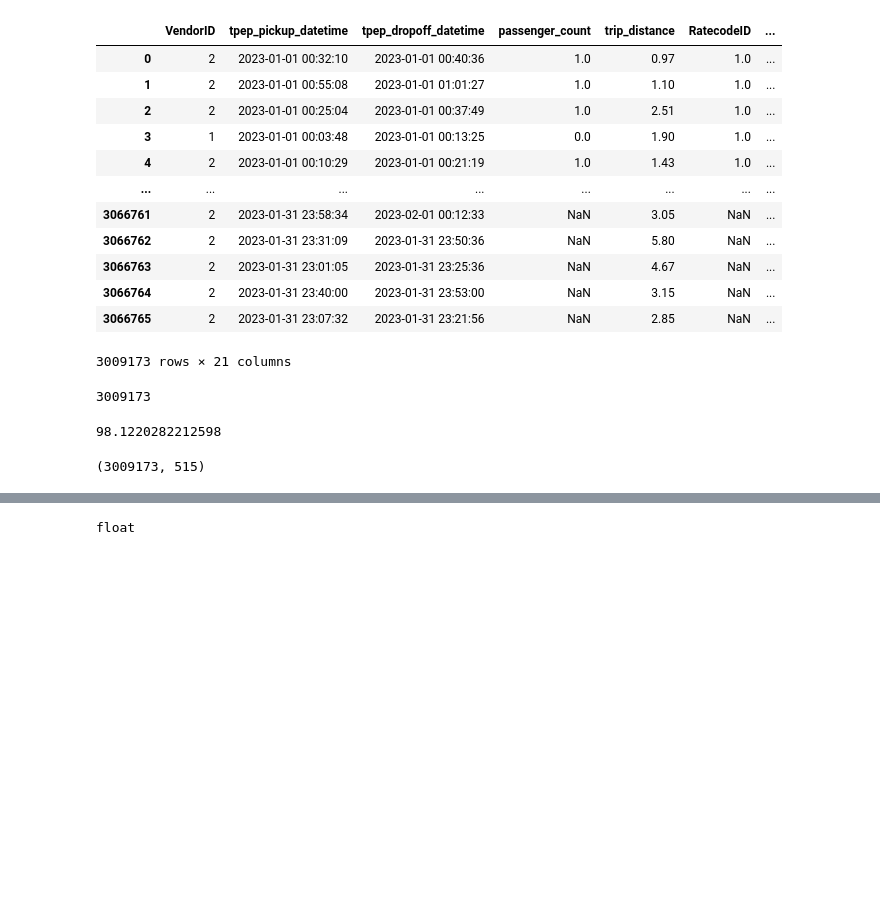
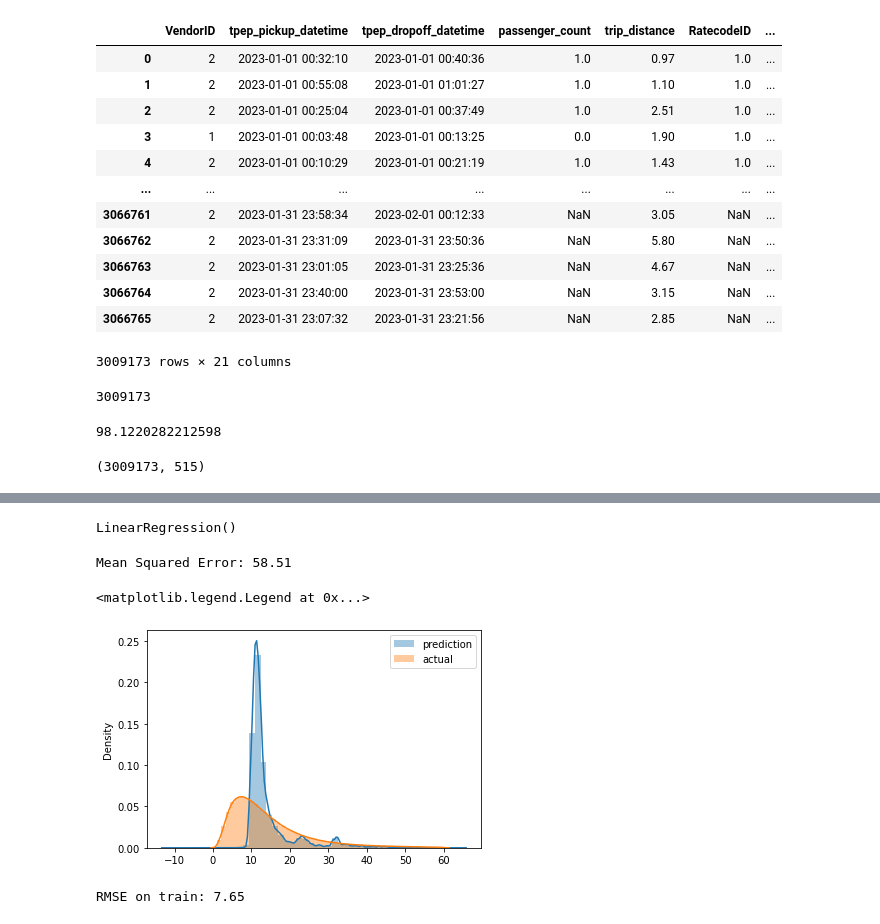
Before and after one commit to Rita-cyber/mlops_zoomcamp, a Jupyter notebook: 01-Intro/Homework1.ipynb, the cells around one changed output, grey strips where cells are left out. Saved outputs shown, nothing was run; the diff lists cells and outputs as text; code cells hidden in the pictures; blank space fills up the shorter version.

Commit message:
ML modelling and validation

```diff
--- a/01-Intro/Homework1.ipynb
+++ b/01-Intro/Homework1.ipynb
@@ -152,6 +156,18 @@ X = dv.fit_transform(df_yellow_01_2023_outlier_dicts)
 X.shape
 # %% [output]
 (3009173, 515)
+# %%
+# 1. Turn your dataframe into a list of dictionaries
+df_yellow_02_2023_outlier_val_dicts = df_yellow_02_2023_outlier_val[['PULocationID', 'DOLocationID']].astype(str).to_dict(orient='records')
+
+# 2. Initialize the DictVectorizer
+#dv = DictVectorizer()
+
+# 3. Fit and transform the data
+X_val = dv.transform(df_yellow_02_2023_outlier_val_dicts)
+
+# What's the dimensionality of this matrix (number of columns)
+X_val.shape
 # %%
 # 4. Convert to DataFrame (optional, for inspection)
 X_df = pd.DataFrame(X, columns=dv.get_feature_names_out())
@@ -162,4 +178,21 @@ df_yellow_01_2023_train = df_yellow_01_2023_outlier_encoded.to_dict(orient='reco
 # %%
-type(df_yellow_01_2023_outlier_fraction_left)
+# The target response is the duration in mins
+y=df_yellow_01_2023_outlier['duration_mins'].values
-# %% [output]
-float
+# %%
+from sklearn.linear_model import LinearRegression
+
+# Create the model
+lr = LinearRegression()
+
+# Fit the model on the feature matrix X and the target y
+lr.fit(X, y)
+y_pred = lr.predict(X)
+# %% [output]
+LinearRegression()
+# %%
+from sklearn.metrics import mean_squared_error
+
+mse = mean_squared_error(y, y_pred)
+print(f"Mean Squared Error: {mse:.2f}")
+# %% [output]
+Mean Squared Error: 58.51
@@ -165,0 +201,33 @@ float
+# %%
+from sklearn.linear_model import LinearRegression
+
+y_pred = lr.predict(X_val)  # lr is your trained LinearRegression model
+
+from sklearn.metrics import mean_squared_error
+import numpy as np
+
+rmse = np.sqrt(mean_squared_error(y_val, y_pred))
+print(f"Validation RMSE (Feb 2023): {rmse:.2f}")
+# %%
+import seaborn as sns
+import matplotlib.pyplot as plt
+
+sns.distplot(y_pred, label='prediction')
+sns.distplot(y, label='actual')
+
+plt.legend()
+# %% [output]
+<matplotlib.legend.Legend at 0x...>
+[figure, added]
+# %%
+from sklearn.metrics import mean_squared_error
+import numpy as np
+
+# Predict on training data
+y_pred = lr.predict(X)
+
+# Calculate RMSE
+rmse = np.sqrt(mean_squared_error(y, y_pred))
+print(f"RMSE on train: {rmse:.2f}")
+# %% [output]
+RMSE on train: 7.65
```
Also changed, not shown: parts of 7 cells of this notebook.
